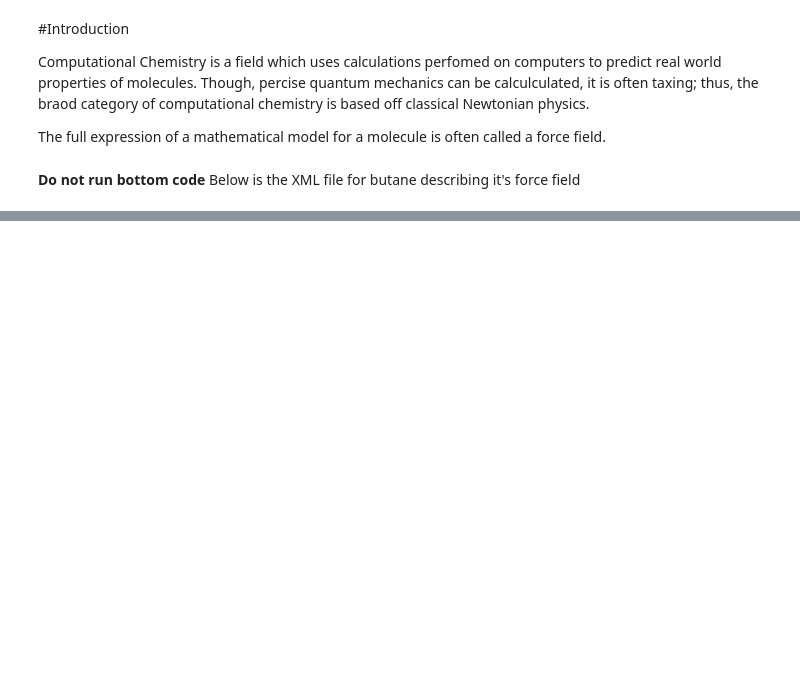
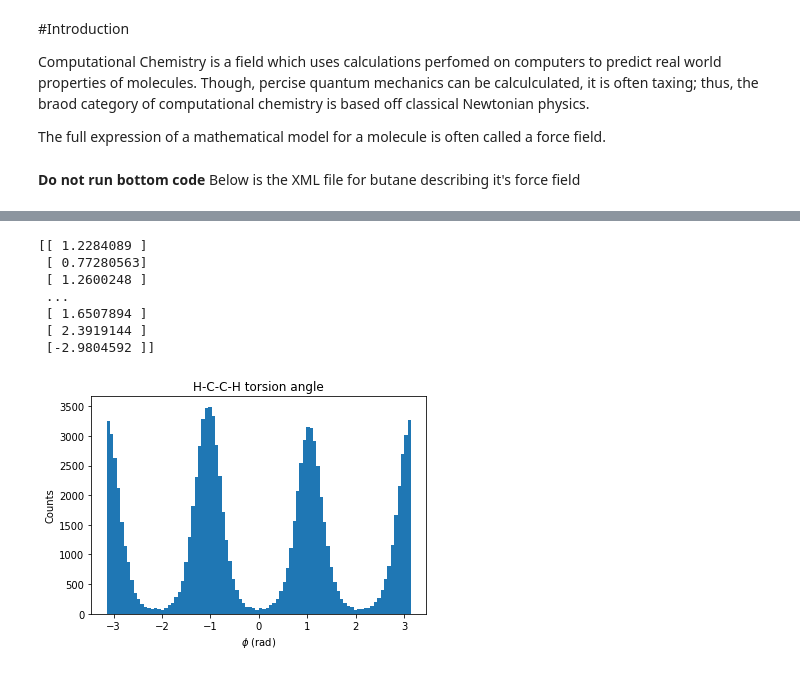
Before and after one commit to Franklinyeruan/CHEM101.6, a Jupyter notebook: Wk1_Basic_Alkanes_Simulation.ipynb, the cells around one changed output, grey strips where cells are left out. Cells and saved outputs as stored; diff of their text form; code cells hidden in the pictures; blank space fills up the shorter version.

```diff
--- a/Wk1_Basic_Alkanes_Simulation.ipynb
+++ b/Wk1_Basic_Alkanes_Simulation.ipynb
@@ -109,0 +359,23 @@ Below is the XML file for butane describing it's force field
+# %%
+# H-C-C-H torian angle
+phi_indices = [1, 0, 4, 5] # atoms to define the torsion angle
+phi = md.compute_dihedrals(traj, [phi_indices])
+
+print(phi)
+
+import matplotlib.pyplot as plt
+
+phicounts, binedges, otherstuff = plt.hist(phi, bins=90) # create a histogram with 90 bins
+plt.title('H-C-C-H torsion angle')
+plt.xlabel(r'$\phi$ (rad)')
+plt.ylabel('Counts')
+plt.show()
+# %% [output]
+[[ 1.2284089 ]
+ [ 0.77280563]
+ [ 1.2600248 ]
+ ...
+ [ 1.6507894 ]
+ [ 2.3919144 ]
+ [-2.9804592 ]]
+[figure, added]
```
Also changed, not shown: parts of 39 cells of this notebook.
